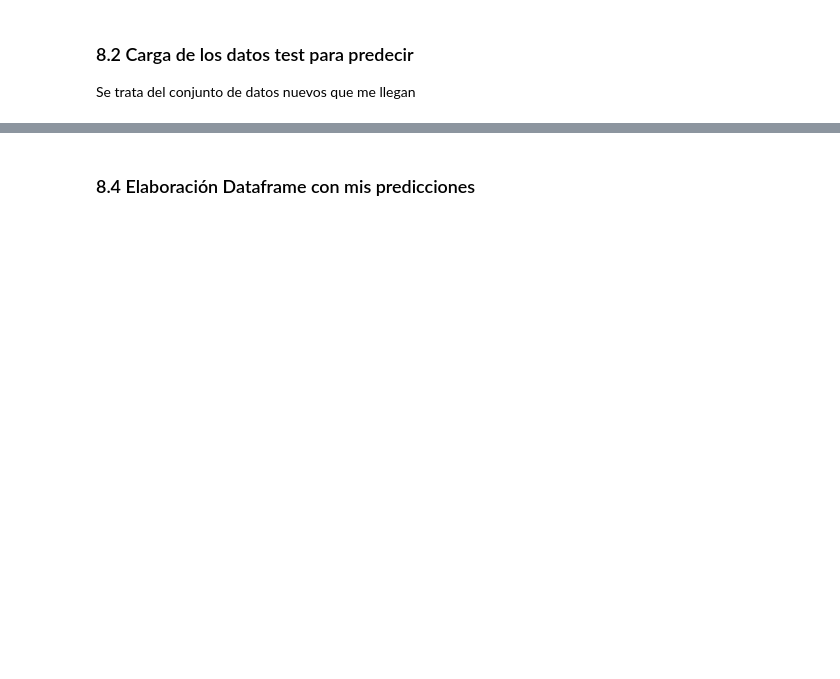
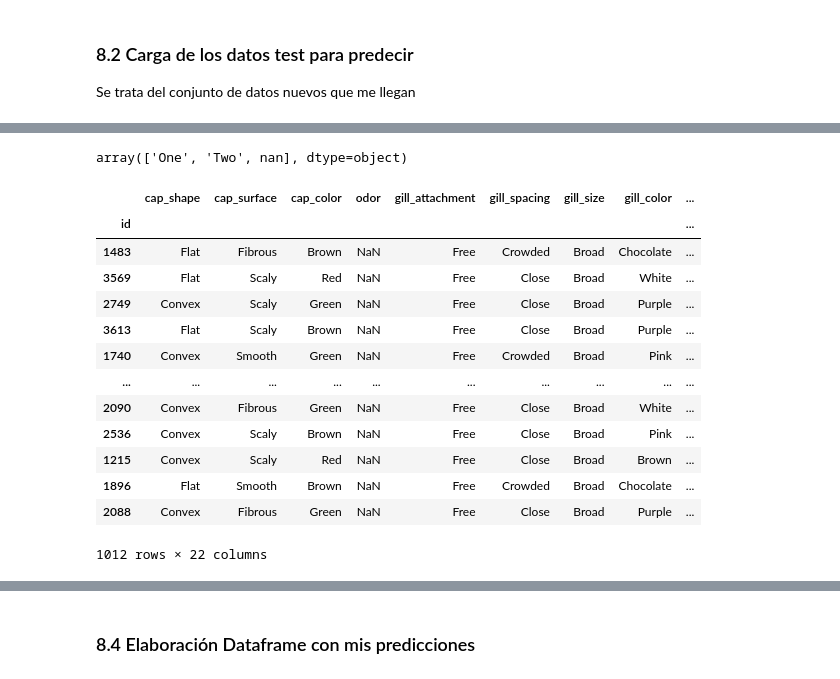
Before and after one commit to angelgvill/DS102024, a Jupyter notebook: 3-MachineLearning/2-Supervisado/Ejercicios/ejercicio_Kaggle2_setas.ipynb, the cells around one changed output, grey strips where cells are left out. Saved outputs shown, nothing was run; the diff lists cells and outputs as text; code cells hidden in the pictures; blank space fills up the shorter version.

```diff
--- a/3-MachineLearning/2-Supervisado/Ejercicios/ejercicio_Kaggle2_setas.ipynb
+++ b/3-MachineLearning/2-Supervisado/Ejercicios/ejercicio_Kaggle2_setas.ipynb
@@ -1300,2 +1360,4 @@ train.head(2)
+# %%
+train['bruises'] = train['bruises'].replace('No presenta', 'no bruises')
 # %%
 train.columns
@@ -1474,5 +1649,5 @@ plt.show()
 ### 8.2 Carga de los datos test para predecir
 Se trata del conjunto de datos nuevos que me llegan
 # %%
-X_pred = pd.read_csv('data/sostenme-el-cubata/test.csv', index_col= 'id')
-X_pred.head()
+test = pd.read_csv('data/sostenme-el-cubata/test.csv', index_col= 'id')
+test.head()
@@ -1482,0 +1681,29 @@ X_pred.info()
+# %%
+column_mapping = {
+    'cap-shape': 'cap_shape',
+    'cap-surface': 'cap_surface',
+    'cap-color': 'cap_color',
+    'bruises': 'bruises',
+    'odor': 'odor',
+    'gill-attachment': 'gill_attachment',
+    'gill-spacing': 'gill_spacing',
+    'gill-size': 'gill_size',
+    'gill-color': 'gill_color',
+    'stalk-shape': 'stalk_shape',
+    'stalk-root': 'stalk_root',
+    'stalk-surface-above-ring': 'stalk_surface_above_ring',
+    'stalk-surface-below-ring': 'stalk_surface_below_ring',
+    'stalk-color-above-ring': 'stalk_color_above_ring',
+    'stalk-color-below-ring': 'stalk_color_below_ring',
+    'veil-type': 'veil_type',
+    'veil-color': 'veil_color',
+    'ring-number': 'ring_number',
+    'ring-type': 'ring_type',
+    'spore-print-color': 'spore_print_color',
+    'population': 'population',
+    'habitat': 'habitat'
+}
+
+test.rename(columns=column_mapping, inplace=True)
+# %%
+test = test[train.columns.drop('class')]  # 'class' es la variable objetivo y no está en test
@@ -1482,0 +1738,24 @@ X_pred.info()
+# %%
+test['ring_number'].unique()
+# %% [output]
+array(['One', 'Two', nan], dtype=object)
+# %%
+# Filtrar las filas donde 'odor' son NaN
+null_values_df = test[test[['odor']].isnull().any(axis=1)]
+
+null_values_df
+# %% [output]
+|  | cap_shape | cap_surface | cap_color | odor | gill_attachment | gill_spacing | gill_size | gill_color | ... |
+| id |  |  |  |  |  |  |  |  | ... |
+| 1483 | Flat | Fibrous | Brown | NaN | Free | Crowded | Broad | Chocolate | ... |
+| 3569 | Flat | Scaly | Red | NaN | Free | Close | Broad | White | ... |
+| 2749 | Convex | Scaly | Green | NaN | Free | Close | Broad | Purple | ... |
+| 3613 | Flat | Scaly | Brown | NaN | Free | Close | Broad | Purple | ... |
+| 1740 | Convex | Smooth | Green | NaN | Free | Crowded | Broad | Pink | ... |
+| ... | ... | ... | ... | ... | ... | ... | ... | ... | ... |
+| 2090 | Convex | Fibrous | Green | NaN | Free | Close | Broad | White | ... |
+| 2536 | Convex | Scaly | Brown | NaN | Free | Close | Broad | Pink | ... |
+| 1215 | Convex | Scaly | Red | NaN | Free | Close | Broad | Brown | ... |
+| 1896 | Flat | Smooth | Brown | NaN | Free | Crowded | Broad | Chocolate | ... |
+| 2088 | Convex | Fibrous | Green | NaN | Free | Close | Broad | Purple | ... |
+1012 rows × 22 columns
```
Also changed, not shown: parts of 56 cells of this notebook, 2 other files.
